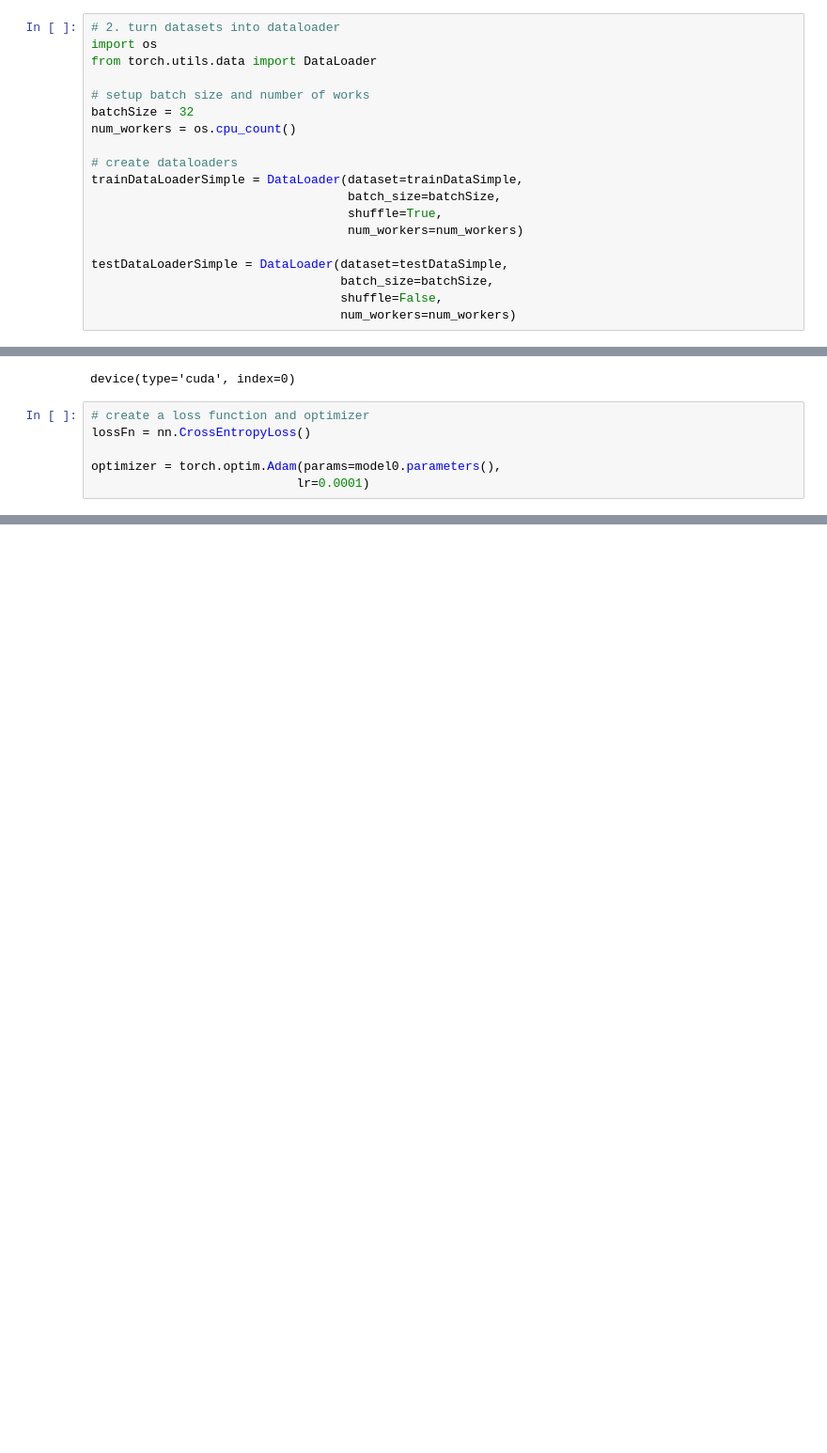
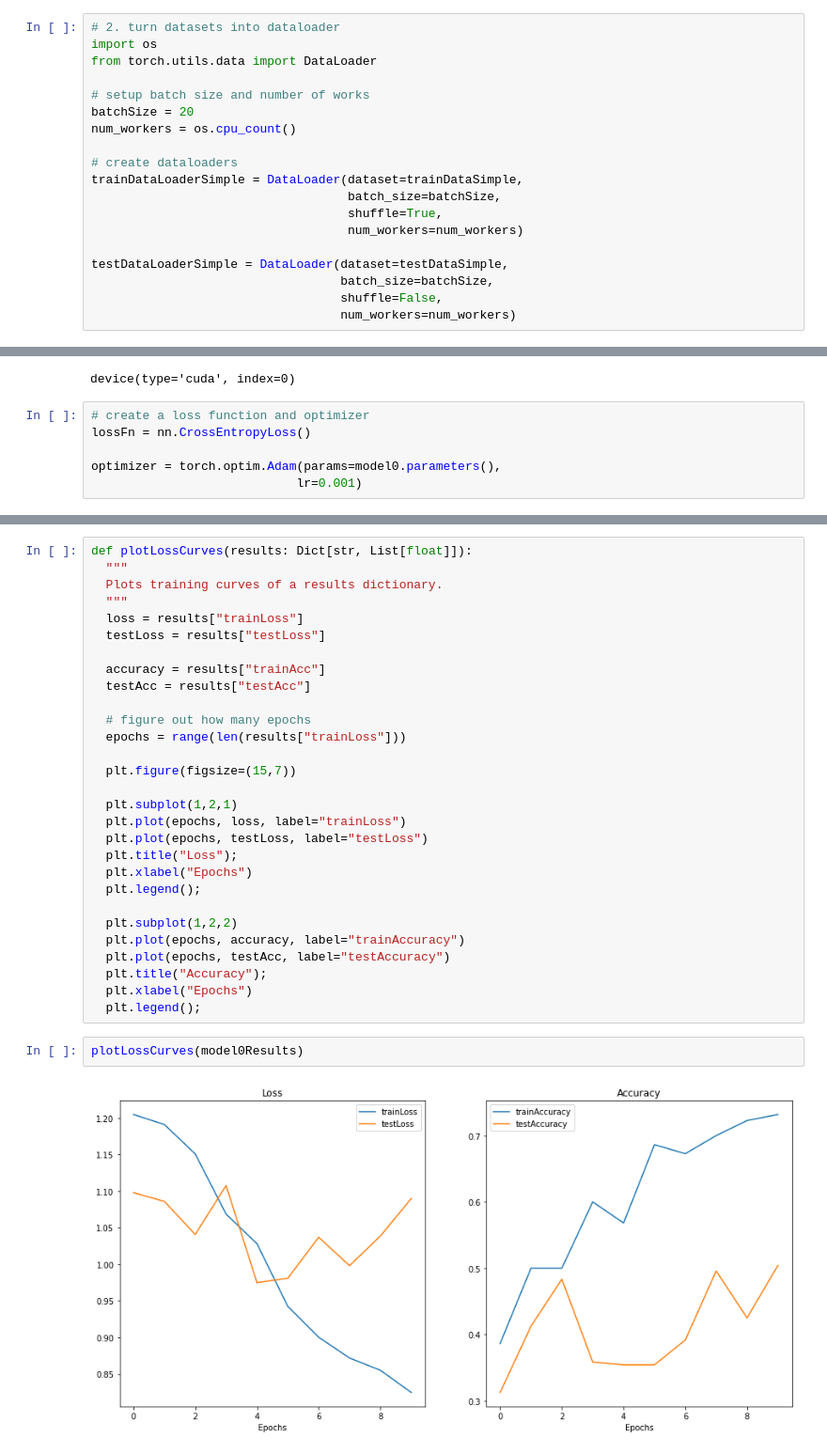
Before and after one commit to smbonilla/learningPyTorch, a Jupyter notebook: 04_pyTorchCustomDatasets.ipynb, the cells around one changed output, grey strips where cells are left out. Shown at 94% size. Saved outputs shown, nothing was run; the diff lists cells and outputs as text; blank space fills up the shorter version.

```diff
--- a/04_pyTorchCustomDatasets.ipynb
+++ b/04_pyTorchCustomDatasets.ipynb
@@ -669,7 +669,7 @@ import os
 from torch.utils.data import DataLoader
 
 # setup batch size and number of works
-batchSize = 32
+batchSize = 20
 num_workers = os.cpu_count()
 
 # create dataloaders
@@ -927,7 +927,7 @@ device(type='cuda', index=0)
 lossFn = nn.CrossEntropyLoss()
 
 optimizer = torch.optim.Adam(params=model0.parameters(),
-                            lr=0.0001)
+                            lr=0.001)
 # %%
 from timeit import default_timer as timer
 startTime = timer()
@@ -966,0 +974,33 @@ Total Time:
+# %%
+def plotLossCurves(results: Dict[str, List[float]]):
+  """
+  Plots training curves of a results dictionary.
+  """
+  loss = results["trainLoss"]
+  testLoss = results["testLoss"]
+
+  accuracy = results["trainAcc"]
+  testAcc = results["testAcc"]
+
+  # figure out how many epochs
+  epochs = range(len(results["trainLoss"]))
+
+  plt.figure(figsize=(15,7))
+
+  plt.subplot(1,2,1)
+  plt.plot(epochs, loss, label="trainLoss")
+  plt.plot(epochs, testLoss, label="testLoss")
+  plt.title("Loss");
+  plt.xlabel("Epochs")
+  plt.legend();
+
+  plt.subplot(1,2,2)
+  plt.plot(epochs, accuracy, label="trainAccuracy")
+  plt.plot(epochs, testAcc, label="testAccuracy")
+  plt.title("Accuracy");
+  plt.xlabel("Epochs")
+  plt.legend();
+# %%
+plotLossCurves(model0Results)
+# %% [output]
+[figure, added]
```
Also changed, not shown: parts of 28 cells of this notebook.
